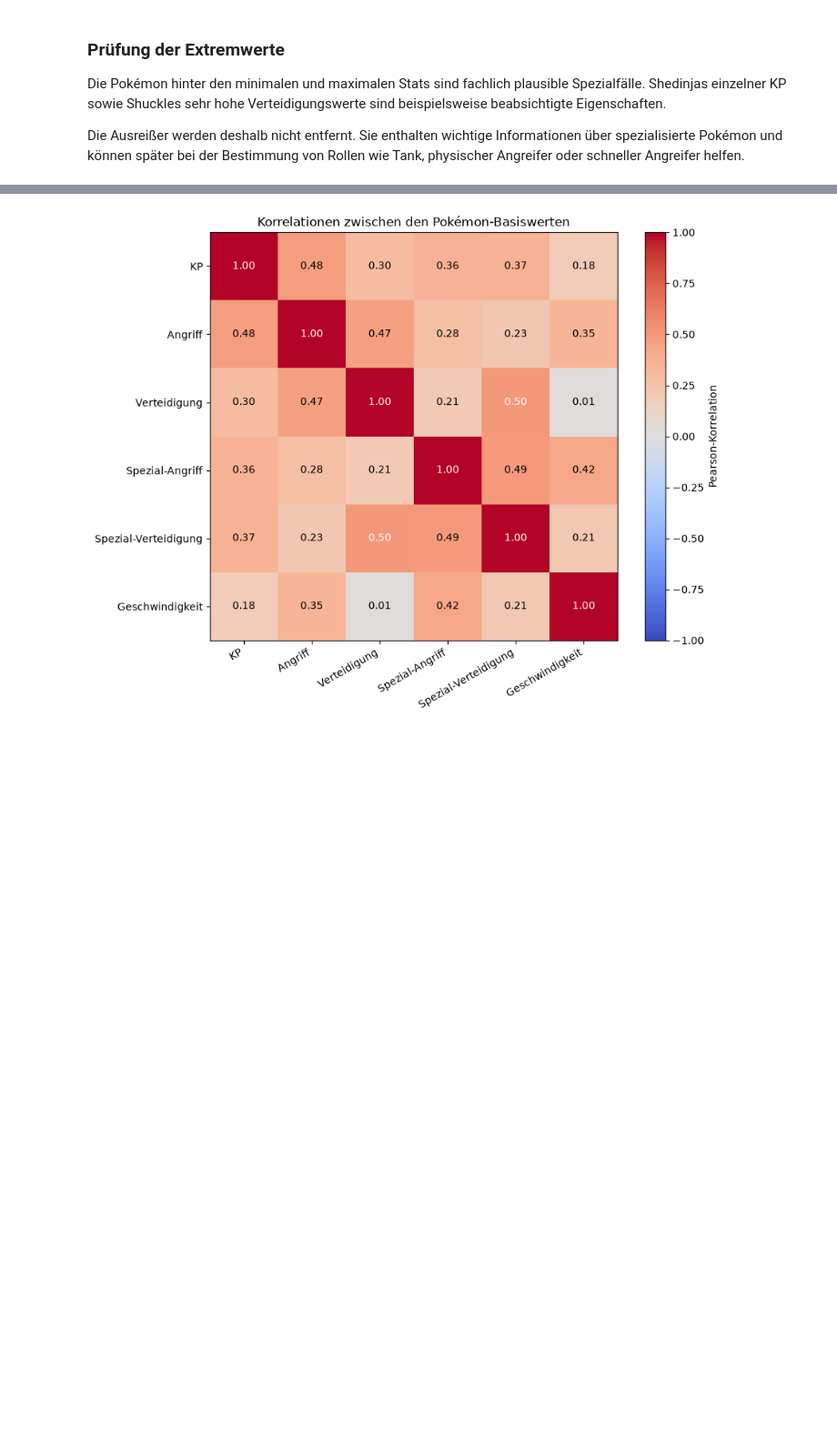
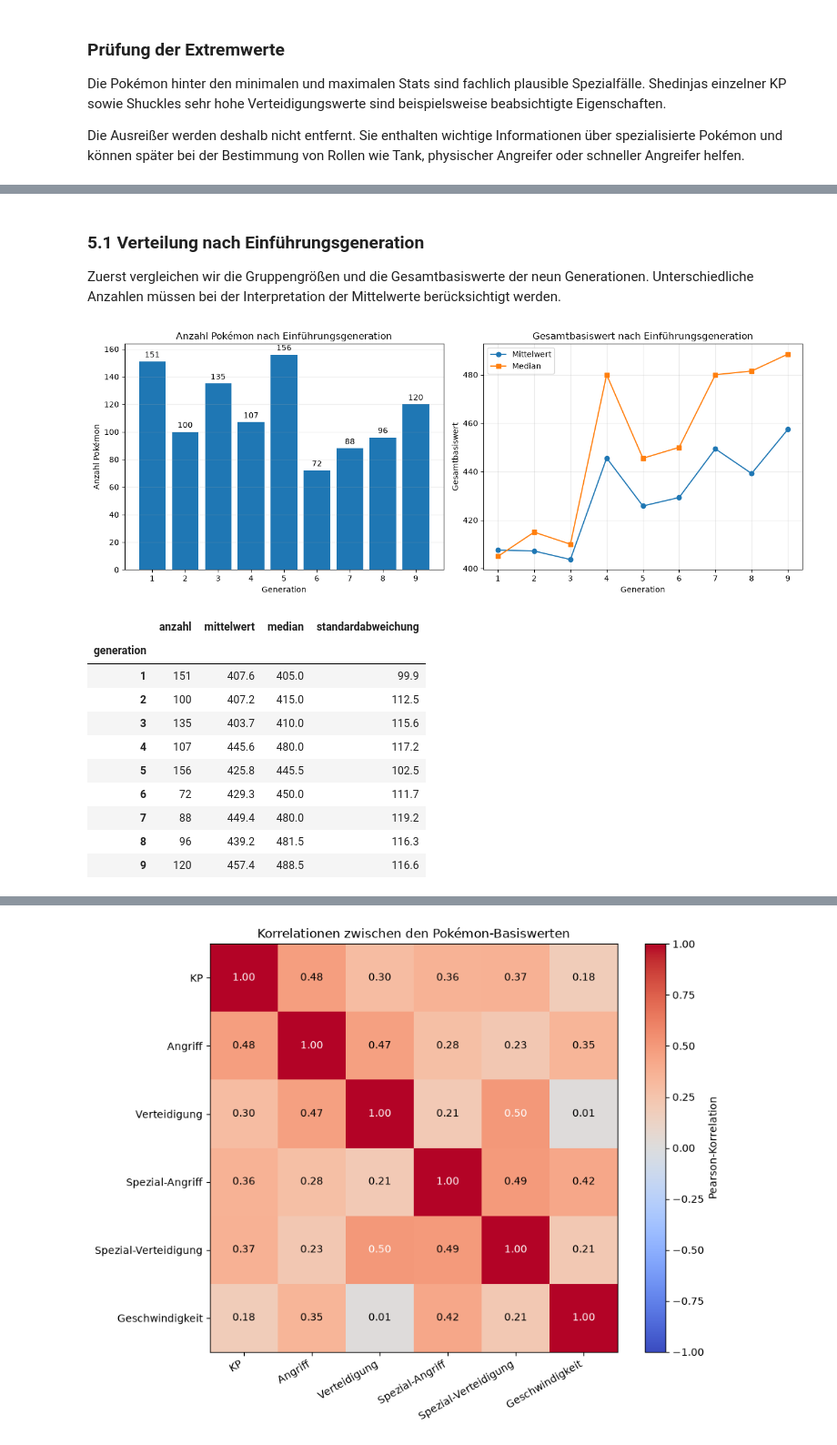
Before and after one commit to Gerryyyyyyyyyyy/pokemon-team-advisor, a Jupyter notebook: notebooks/01_pokemon_eda.ipynb, the cells around one changed output, grey strips where cells are left out. Shown at 91% size. Cells and saved outputs as stored; diff of their text form; code cells hidden in the pictures; blank space fills up the shorter version.

Commit message:
feat: EDA um Generationen und Evolutionsstufen erweitern

```diff
--- a/notebooks/01_pokemon_eda.ipynb
+++ b/notebooks/01_pokemon_eda.ipynb
@@ -546,0 +578,67 @@ Tank, physischer Angreifer oder schneller Angreifer helfen.
+# %% [markdown]
+### 5.1 Verteilung nach Einführungsgeneration
+
+Zuerst vergleichen wir die Gruppengrößen und die Gesamtbasiswerte der neun
+Generationen. Unterschiedliche Anzahlen müssen bei der Interpretation der Mittelwerte
+berücksichtigt werden.
+# %%
+generation_summary = (
+    pokemon.groupby("generation")["base_stat_total"]
+    .agg(
+        anzahl="size",
+        mittelwert="mean",
+        median="median",
+        standardabweichung="std",
+    )
+    .round(1)
+)
+
+fig, axes = plt.subplots(1, 2, figsize=(13, 5))
+
+generation_bars = axes[0].bar(
+    generation_summary.index,
+    generation_summary["anzahl"],
+)
+axes[0].bar_label(generation_bars, padding=3)
+axes[0].set_title("Anzahl Pokémon nach Einführungsgeneration")
+axes[0].set_xlabel("Generation")
+axes[0].set_ylabel("Anzahl Pokémon")
+axes[0].set_xticks(generation_summary.index)
+axes[0].grid(axis="y", alpha=0.25)
+
+axes[1].plot(
+    generation_summary.index,
+    generation_summary["mittelwert"],
+    marker="o",
+    label="Mittelwert",
+)
+axes[1].plot(
+    generation_summary.index,
+    generation_summary["median"],
+    marker="s",
+    label="Median",
+)
+axes[1].set_title("Gesamtbasiswert nach Einführungsgeneration")
+axes[1].set_xlabel("Generation")
+axes[1].set_ylabel("Gesamtbasiswert")
+axes[1].set_xticks(generation_summary.index)
+axes[1].legend()
+axes[1].grid(alpha=0.25)
+
+plt.tight_layout()
+plt.show()
+
+generation_summary
+# %% [output]
+[figure, added]
+|  | anzahl | mittelwert | median | standardabweichung |
+| generation |  |  |  |  |
+| 1 | 151 | 407.6 | 405.0 | 99.9 |
+| 2 | 100 | 407.2 | 415.0 | 112.5 |
+| 3 | 135 | 403.7 | 410.0 | 115.6 |
+| 4 | 107 | 445.6 | 480.0 | 117.2 |
+| 5 | 156 | 425.8 | 445.5 | 102.5 |
+| 6 | 72 | 429.3 | 450.0 | 111.7 |
+| 7 | 88 | 449.4 | 480.0 | 119.2 |
+| 8 | 96 | 439.2 | 481.5 | 116.3 |
+| 9 | 120 | 457.4 | 488.5 | 116.6 |
```
Also changed, not shown: parts of 20 cells of this notebook.
